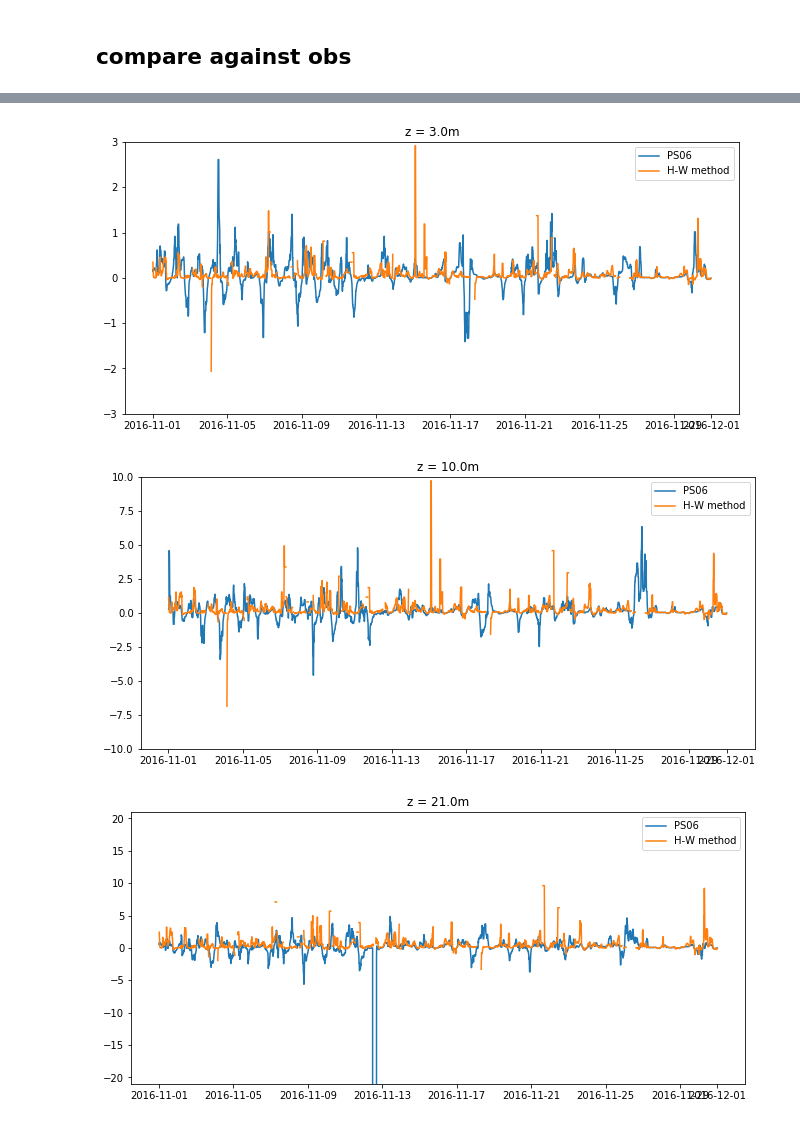
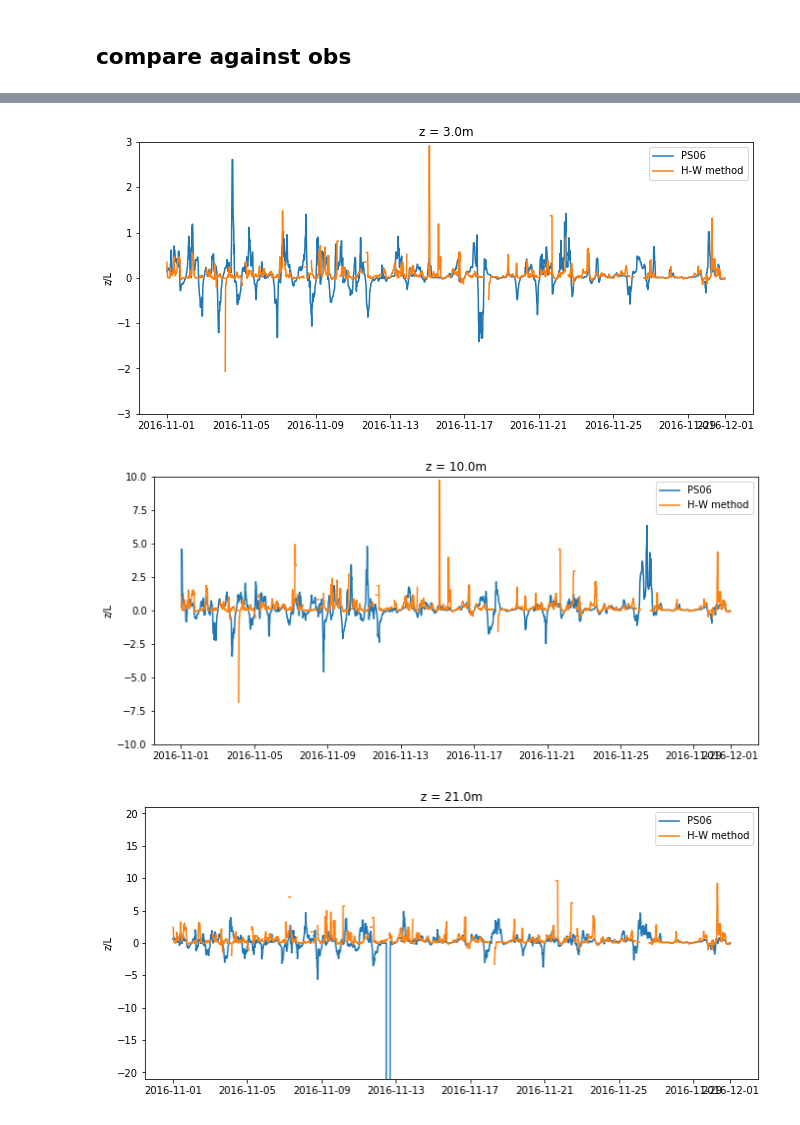
Before and after one commit to ewquon/analysis, a Jupyter notebook: wfip2/stability_analysis_Basu.ipynb, the cells around one changed output, grey strips where cells are left out. Saved outputs shown, nothing was run; the diff lists cells and outputs as text; code cells hidden in the pictures.

```diff
--- a/wfip2/stability_analysis_Basu.ipynb
+++ b/wfip2/stability_analysis_Basu.ipynb
@@ -105,6 +104,7 @@ invL_med = pd.Series(index=z_L.index,data=invL).rolling(window).median()
 ax.plot(z_L.index,invL_med,'k-',label='H-W')
 ax.set_ylim((-.5,.5))
 ax.set_xlabel('')
+ax.set_ylabel('1/L')
 ax.legend()
 # %% [output]
 <matplotlib.legend.Legend at 0x...>
@@ -112,22 +112,23 @@ ax.legend()
 # %%
 for height in est.heights:
     z_L = df.loc[df['height']==height,['(z-d)/L']]
     z_L['est'] = height*invL
     out_of_range = (z_L['est'] > 10) | (z_L['est'] < -10)
     z_L.loc[out_of_range,'est'] = np.nan
     z_L = z_L.rolling(window).median()
 
     fig,ax = plt.subplots(figsize=(11,5))
     ax.plot(z_L.index,z_L['(z-d)/L'],label=dap_name)
     ax.plot(z_L.index,z_L['est'],label='H-W method')
     ax.set_ylim((-height,height))
     ax.set_xlabel('')
+    ax.set_ylabel('z/L')
     ax.legend()
     ax.set_title('z = {:.1f}m'.format(height))
 # %% [output]
-[figure, old version]
+[figure, new version]
-[figure, old version]
+[figure, new version]
-[figure, old version]
+[figure, new version]
 # %%
 fig,ax = plt.subplots(figsize=(8,8))
 invL_med = pd.Series(index=z_L.index,data=invL).rolling(window).median()
```
Also changed, not shown: parts of 4 cells of this notebook.
